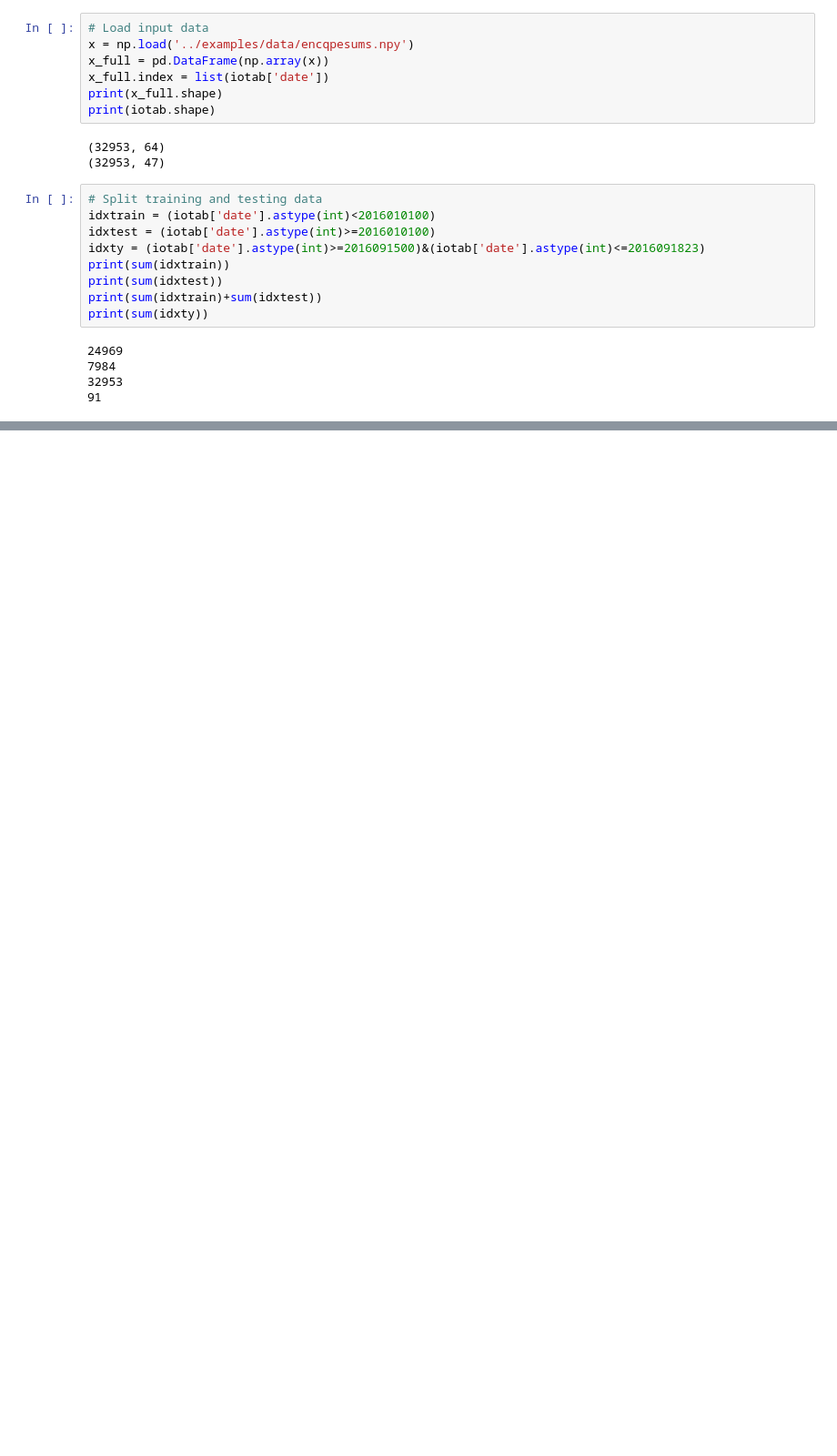
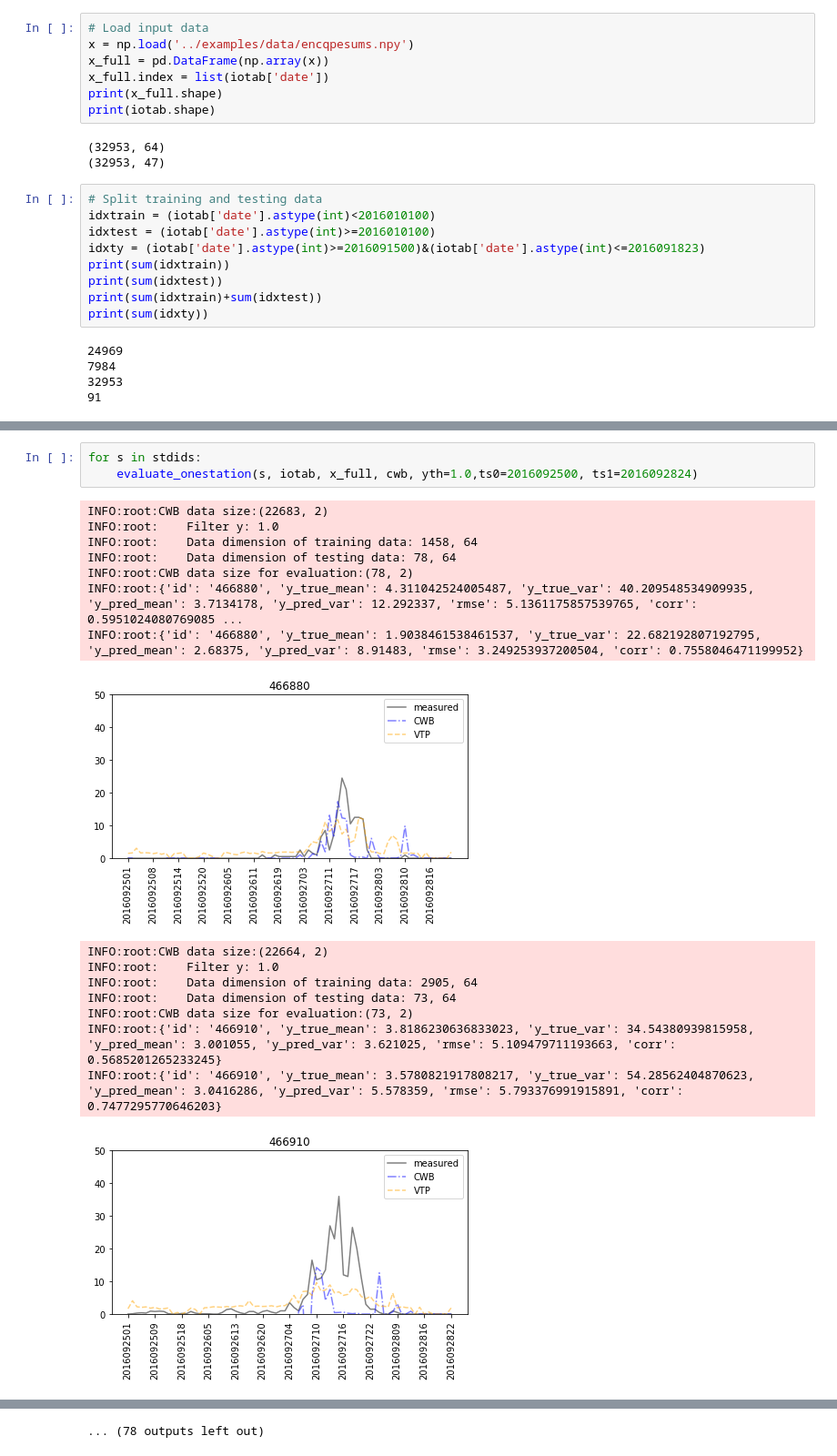
Before and after one commit to tingsyo/qpetw, a Jupyter notebook: results/03_special_cases.ipynb, the cells around one changed output, grey strips where cells are left out. Shown at 91% size. Saved outputs shown, nothing was run; the diff lists cells and outputs as text; blank space fills up the shorter version.

```diff
--- a/results/03_special_cases.ipynb
+++ b/results/03_special_cases.ipynb
@@ -385,0 +385,20 @@ INFO:root:{'id': 'C0A550', 'y_true_mean': 3.0054945054945055, 'y_true_var': 38.0
+# %%
+for s in stdids:
+    evaluate_onestation(s, iotab, x_full, cwb, yth=1.0,ts0=2016092500, ts1=2016092824)
+# %% [output]
+INFO:root:CWB data size:(22683, 2)
+INFO:root:    Filter y: 1.0
+INFO:root:    Data dimension of training data: 1458, 64
+INFO:root:    Data dimension of testing data: 78, 64
+INFO:root:CWB data size for evaluation:(78, 2)
+INFO:root:{'id': '466880', 'y_true_mean': 4.311042524005487, 'y_true_var': 40.209548534909935, 'y_pred_mean': 3.7134178, 'y_pred_var': 12.292337, 'rmse': 5.1361175857539765, 'corr': 0.5951024080769085 ...
+INFO:root:{'id': '466880', 'y_true_mean': 1.9038461538461537, 'y_true_var': 22.682192807192795, 'y_pred_mean': 2.68375, 'y_pred_var': 8.91483, 'rmse': 3.249253937200504, 'corr': 0.7558046471199952}
+[figure, added]
+INFO:root:CWB data size:(22664, 2)
+INFO:root:    Filter y: 1.0
+INFO:root:    Data dimension of training data: 2905, 64
+INFO:root:    Data dimension of testing data: 73, 64
+INFO:root:CWB data size for evaluation:(73, 2)
+INFO:root:{'id': '466910', 'y_true_mean': 3.8186230636833023, 'y_true_var': 34.54380939815958, 'y_pred_mean': 3.001055, 'y_pred_var': 3.621025, 'rmse': 5.109479711193663, 'corr': 0.5685201265233245}
+INFO:root:{'id': '466910', 'y_true_mean': 3.5780821917808217, 'y_true_var': 54.28562404870623, 'y_pred_mean': 3.0416286, 'y_pred_var': 5.578359, 'rmse': 5.793376991915891, 'corr': 0.7477295770646203}
+[figure, added]
@@ -385,0 +437 @@ INFO:root:{'id': 'C0A550', 'y_true_mean': 3.0054945054945055, 'y_true_var': 38.0
+... (78 outputs left out)
```
Also changed, not shown: parts of 13 cells of this notebook.
